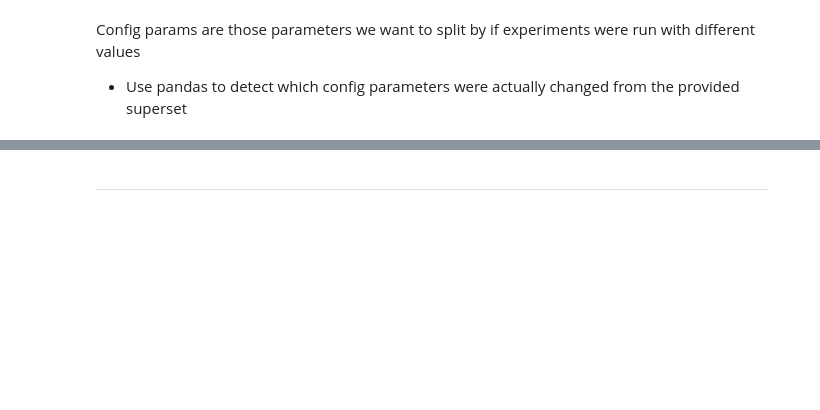
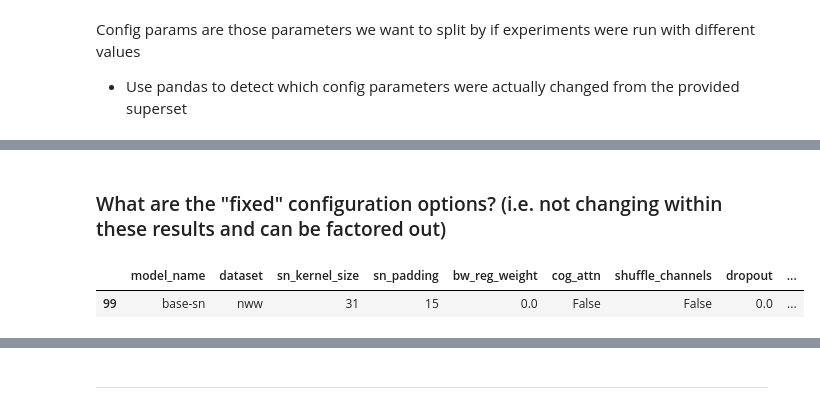
Before and after one commit to Morgan243/ECOGSpeech, a Jupyter notebook: notebooks/Results Parse.ipynb, the cells around one changed output, grey strips where cells are left out. Drawn from its saved outputs; the diff is of its cells as text; code cells hidden in the pictures; blank space fills up the shorter version.

```diff
--- a/notebooks/Results Parse.ipynb
+++ b/notebooks/Results Parse.ipynb
@@ -64,6 +62,7 @@ config_params = ['model_name', 'dataset', 'dense_width', 'sn_n_bands', 'sn_kerne
 nun_config_params = results_df[config_params].nunique()
 
 config_cols = nun_config_params[nun_config_params > 1].index.tolist()
-
+fixed_config_cols = nun_config_params[nun_config_params == 1].index.tolist()
+print(f"Fixed Params: {', '.join(fixed_config_cols)}")
 print(f"Changing Params: {', '.join(config_cols)}")
 # %% [output]
@@ -70,0 +120,7 @@ Changing Params: sn_n_bands, n_cnn_filters, dropout
+# %% [markdown]
+### What are the "fixed" configuration options? (i.e. not changing within these results and can be factored out)
+# %%
+results_df[fixed_config_cols].drop_duplicates()
+# %% [output]
+|  | model_name | dataset | sn_kernel_size | sn_padding | bw_reg_weight | cog_attn | shuffle_channels | dropout | ... |
+| 99 | base-sn | nww | 31 | 15 | 0.0 | False | False | 0.0 | ... |
```
Also changed, not shown: parts of 24 cells of this notebook.
